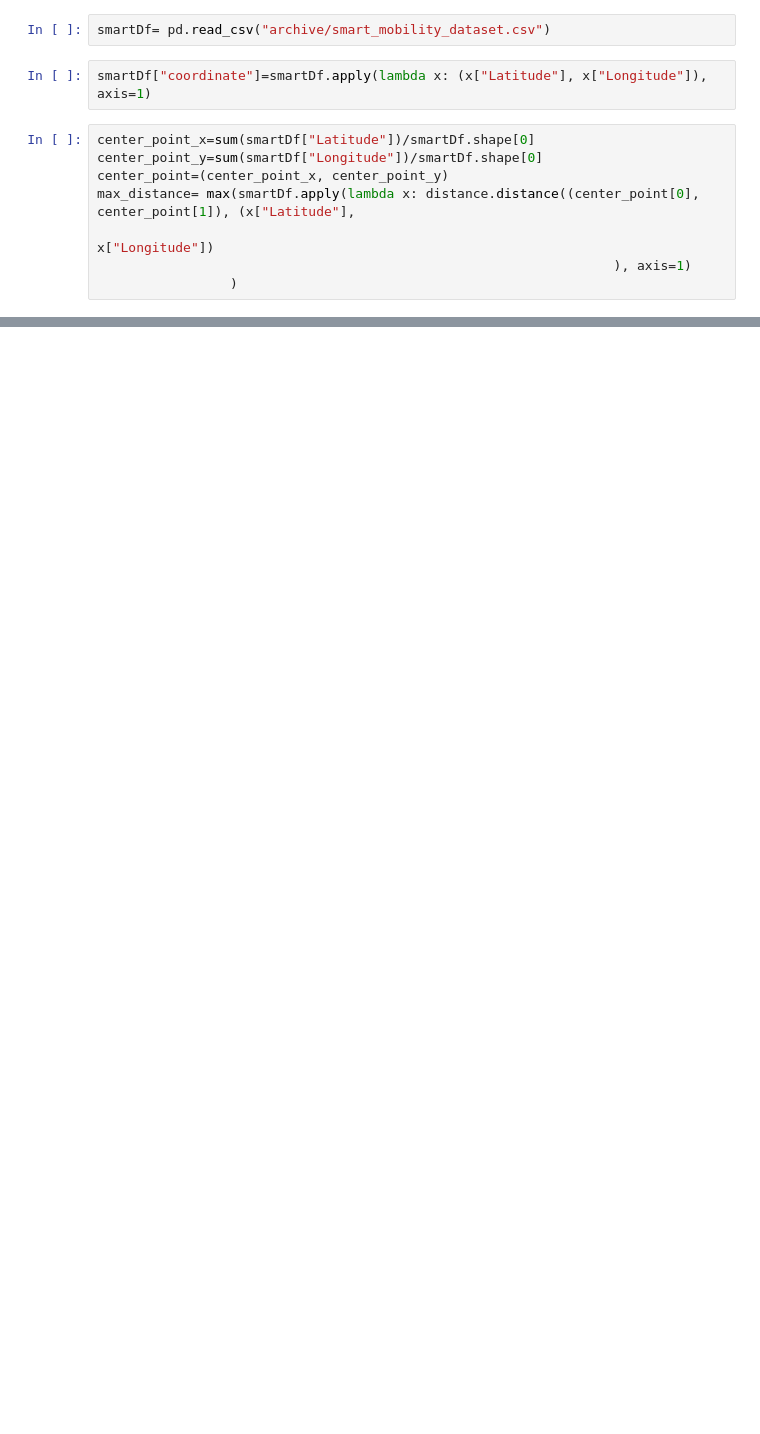
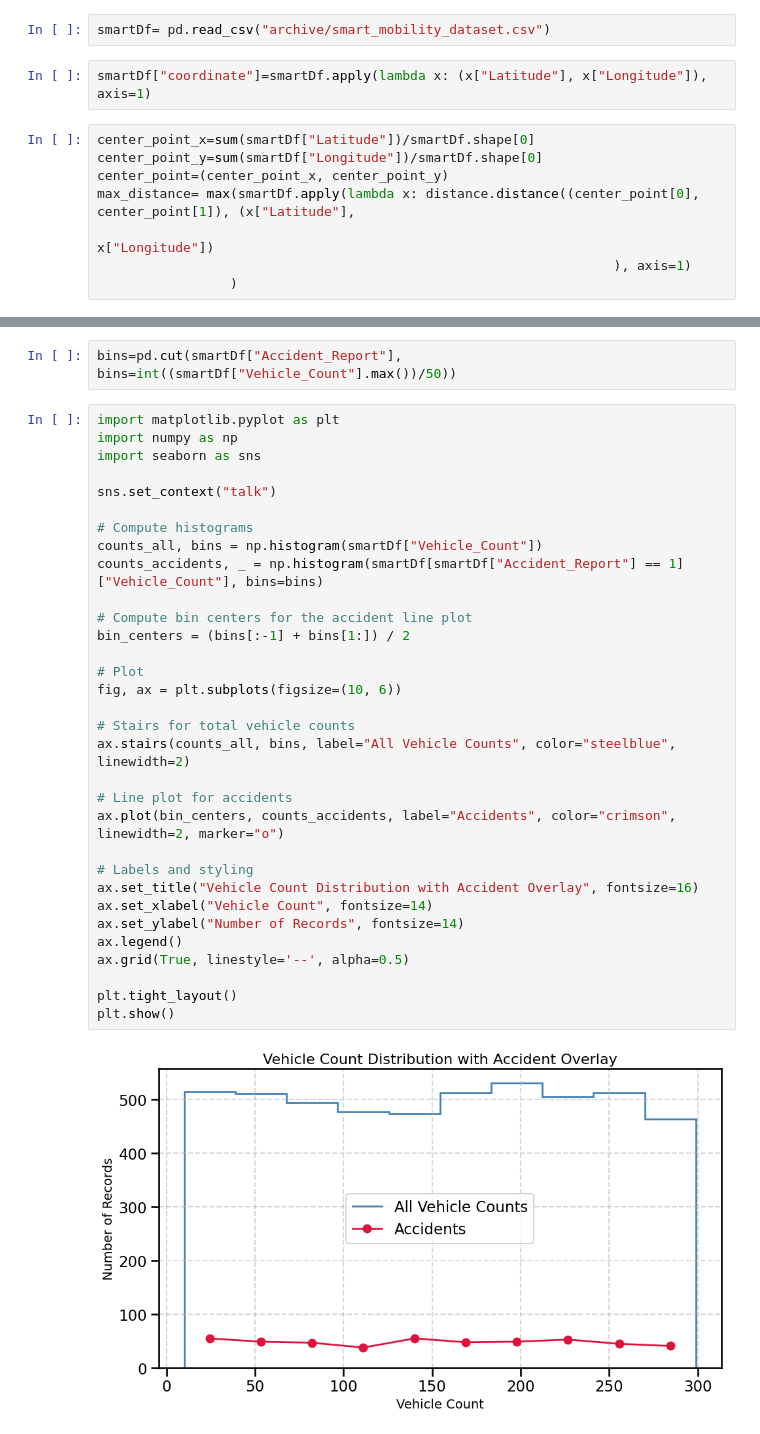
Before and after one commit to KaarenTenson/AccidentModel, a Jupyter notebook: DataProcessing.ipynb, the cells around one changed output, grey strips where cells are left out. Cells and saved outputs as stored; diff of their text form; blank space fills up the shorter version.

```diff
--- a/DataProcessing.ipynb
+++ b/DataProcessing.ipynb
@@ -25,0 +52,36 @@ roads=osmnx.features.features_from_point(center_point=center_point, tags=tags, d
+# %%
+bins=pd.cut(smartDf["Accident_Report"], bins=int((smartDf["Vehicle_Count"].max())/50))
+# %%
+import matplotlib.pyplot as plt
+import numpy as np
+import seaborn as sns
+
+sns.set_context("talk")
+
+# Compute histograms
+counts_all, bins = np.histogram(smartDf["Vehicle_Count"])
+counts_accidents, _ = np.histogram(smartDf[smartDf["Accident_Report"] == 1]["Vehicle_Count"], bins=bins)
+
+# Compute bin centers for the accident line plot
+bin_centers = (bins[:-1] + bins[1:]) / 2
+
+# Plot
+fig, ax = plt.subplots(figsize=(10, 6))
+
+# Stairs for total vehicle counts
+ax.stairs(counts_all, bins, label="All Vehicle Counts", color="steelblue", linewidth=2)
+
+# Line plot for accidents
+ax.plot(bin_centers, counts_accidents, label="Accidents", color="crimson", linewidth=2, marker="o")
+
+# Labels and styling
+ax.set_title("Vehicle Count Distribution with Accident Overlay", fontsize=16)
+ax.set_xlabel("Vehicle Count", fontsize=14)
+ax.set_ylabel("Number of Records", fontsize=14)
+ax.legend()
+ax.grid(True, linestyle='--', alpha=0.5)
+
+plt.tight_layout()
+plt.show()
+# %% [output]
+[figure, added]
```
Also changed, not shown: parts of 8 cells of this notebook, 1 other file.
